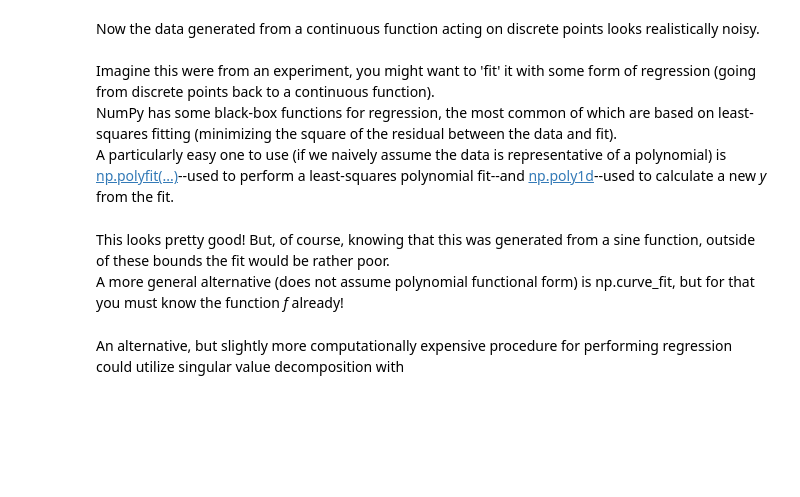
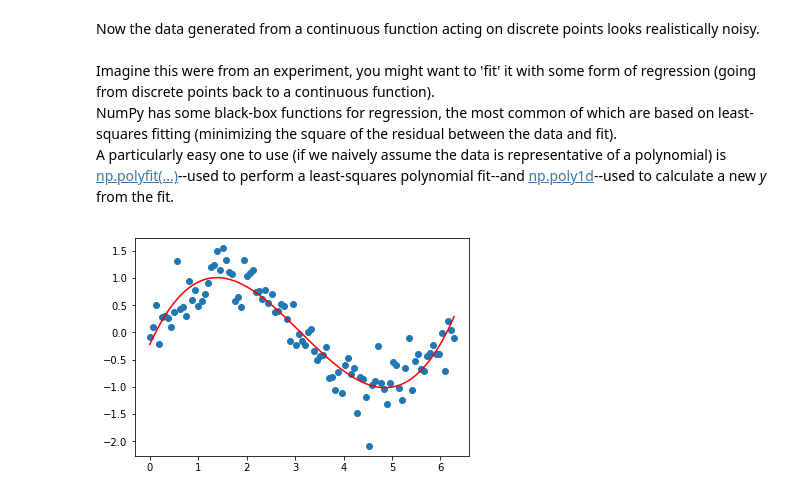
Before and after one commit to monadnoc/numpy_scipy_workshop_NU2019, a Jupyter notebook: Numpy_scipy_with_exercise_answers.ipynb, the cells around one changed output. Drawn from its saved outputs; the diff is of its cells as text; code cells hidden in the pictures; blank space fills up the shorter version.

```diff
--- a/Numpy_scipy_with_exercise_answers.ipynb
+++ b/Numpy_scipy_with_exercise_answers.ipynb
@@ -595,14 +808,11 @@ Imagine this were from an experiment, you might want to 'fit' it with some form
 NumPy has some black-box functions for regression, the most common of which are based on least-squares fitting (minimizing the square of the residual between the data and fit). <br>
 A particularly easy one to use (if we naively assume the data is representative of a polynomial) is [np.polyfit(...)](https://docs.scipy.org/doc/numpy/reference/generated/numpy.polyfit.html)--used to perform a least-squares polynomial fit--and [np.poly1d](https://docs.scipy.org/doc/numpy/reference/generated/numpy.poly1d.html)--used to calculate a new *y* from the fit.
 # %%
-fit_obj = np.polyfit(x, noisy_y, 3) #perform least-squares fit
+fit_obj = np.polyfit(t, noisy_y, 3) #perform least-squares fit
 fit_fn = np.poly1d(fit_obj) #generate function parameters
-fit_y = fit_fn(x) # apply function to x to generate fit y
-pl.plot(x, noisy_y, 'o') #plot as 'o' dots
-pl.plot(x, fit_y, 'r') #plot as red 'r' line
+fit_y = fit_fn(t) # apply function to x to generate fit y
+pl.plot(t, noisy_y, 'o') #plot as 'o' dots
+pl.plot(t, fit_y, 'r') #plot as red 'r' line
 pl.show()
+# %% [output]
+[figure, added]
-# %% [markdown]
-This looks pretty good! But, of course, knowing that this was generated from a sine function, outside of these bounds the fit would be rather poor. <br>
-A more general alternative (does not assume polynomial functional form) is np.curve_fit, but for that you must know the function *f* already!<br>
-# %% [markdown]
-An alternative, but slightly more computationally expensive procedure for performing regression could utilize singular value decomposition with
```
Also changed, not shown: parts of 49 cells of this notebook.
